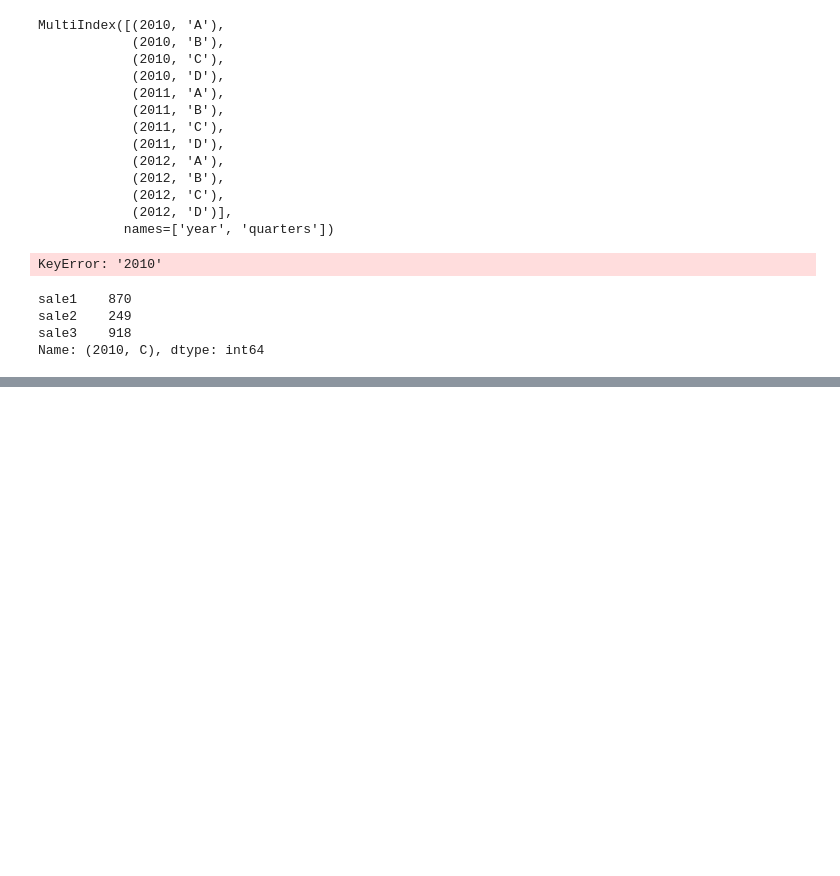
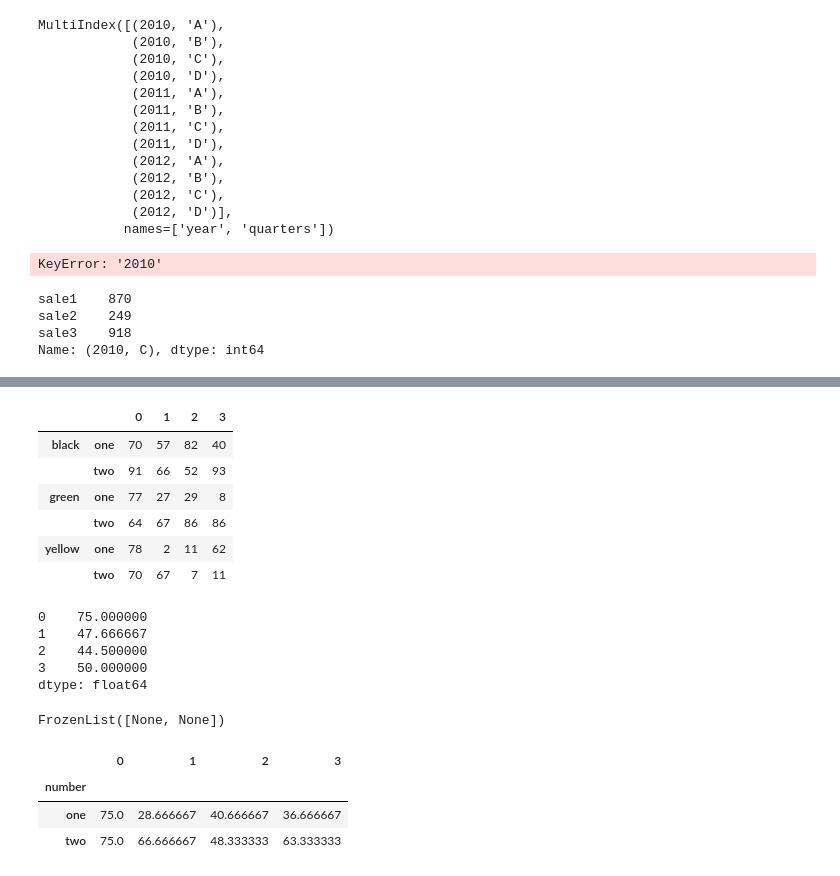
Before and after one commit to optimho/DataScience, a Jupyter notebook: scratch_pad.ipynb, the cells around one changed output, grey strips where cells are left out. Drawn from its saved outputs; the diff is of its cells as text; code cells hidden in the pictures; blank space fills up the shorter version.

```diff
--- a/scratch_pad.ipynb
+++ b/scratch_pad.ipynb
@@ -84,0 +124,22 @@ Name: (2010, C), dtype: int64
+# %%
+data
+# %% [output]
+|  |  | 0 | 1 | 2 | 3 |
+| black | one | 70 | 57 | 82 | 40 |
+|  | two | 91 | 66 | 52 | 93 |
+| green | one | 77 | 27 | 29 | 8 |
+|  | two | 64 | 67 | 86 | 86 |
+| yellow | one | 78 | 2 | 11 | 62 |
+|  | two | 70 | 67 | 7 | 11 |
+# %%
+data.mean()
+# %% [output]
+0    75.000000
+1    47.666667
+2    44.500000
+3    50.000000
+dtype: float64
+# %%
+data.index.names
+# %% [output]
+FrozenList([None, None])
@@ -84,0 +148,7 @@ Name: (2010, C), dtype: int64
+# %%
+data.mean(level='number')
+# %% [output]
+|  | 0 | 1 | 2 | 3 |
+| number |  |  |  |  |
+| one | 75.0 | 28.666667 | 40.666667 | 36.666667 |
+| two | 75.0 | 66.666667 | 48.333333 | 63.333333 |
```
Also changed, not shown: parts of 18 cells of this notebook, 19 other files.
